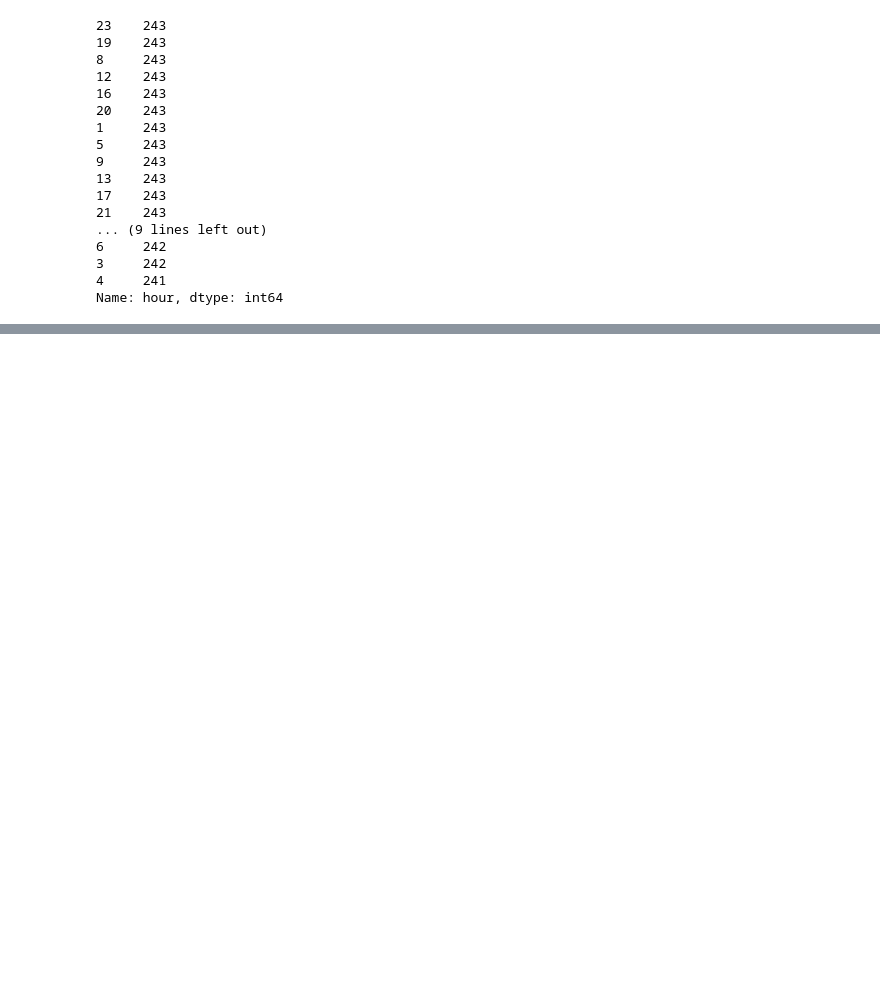
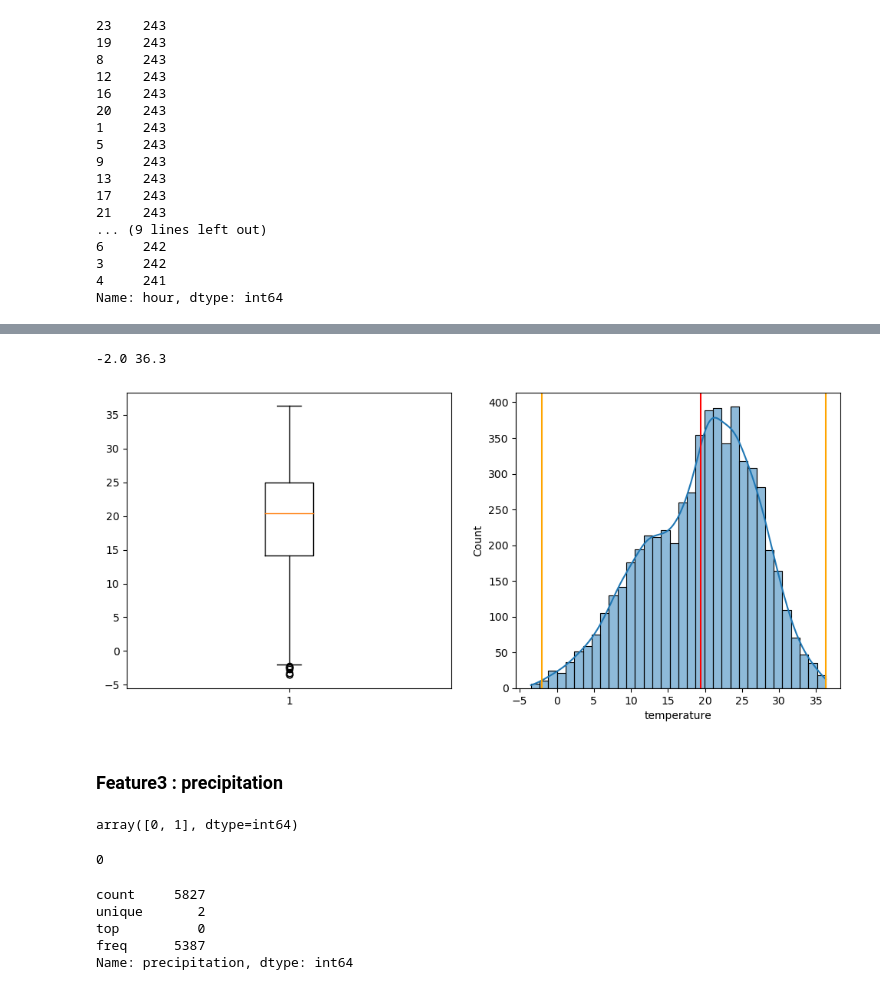
Before and after one commit to jyHyun1014/python-mini-projects, a Jupyter notebook: seoul-bike/seoul_bike.ipynb, the cells around one changed output, grey strips where cells are left out. Saved outputs shown, nothing was run; the diff lists cells and outputs as text; code cells hidden in the pictures; blank space fills up the shorter version.

```diff
--- a/seoul-bike/seoul_bike.ipynb
+++ b/seoul-bike/seoul_bike.ipynb
@@ -148,0 +151,2 @@ Name: hour, dtype: int64
+# %%
+var =  'temperature'
@@ -148,0 +189,23 @@ Name: hour, dtype: int64
+# %%
+#변수의 분포를 확인해보세요.
+plt.figure(figsize=(12, 5))
+
+plt.subplot(1, 2, 1)
+box = plt.boxplot(data[var])
+l_fence = box['whiskers'][0].get_ydata()[1]
+u_fence = box['whiskers'][1].get_ydata()[1]
+print(l_fence, u_fence)
+
+plt.subplot(1, 2, 2)
+sns.histplot(data[var], kde = True)
+plt.axvline(l_fence, color = 'orange')
+avg = data[var].mean()
+plt.axvline(avg, color = 'r')
+plt.axvline(u_fence, color = 'orange')
+
+plt.show()
+# %% [output]
+-2.0 36.3
+[figure, added]
+# %% [markdown]
+### Feature3 : precipitation
@@ -148,0 +214,16 @@ Name: hour, dtype: int64
+# %%
+data[var].unique()
+# %% [output]
+array([0, 1], dtype=int64)
+# %%
+data[var].isna().sum()
+# %% [output]
+0
+# %%
+data[var].astype(object).describe()
+# %% [output]
+count     5827
+unique       2
+top          0
+freq      5387
+Name: precipitation, dtype: int64
```
Also changed, not shown: parts of 7 cells of this notebook.
